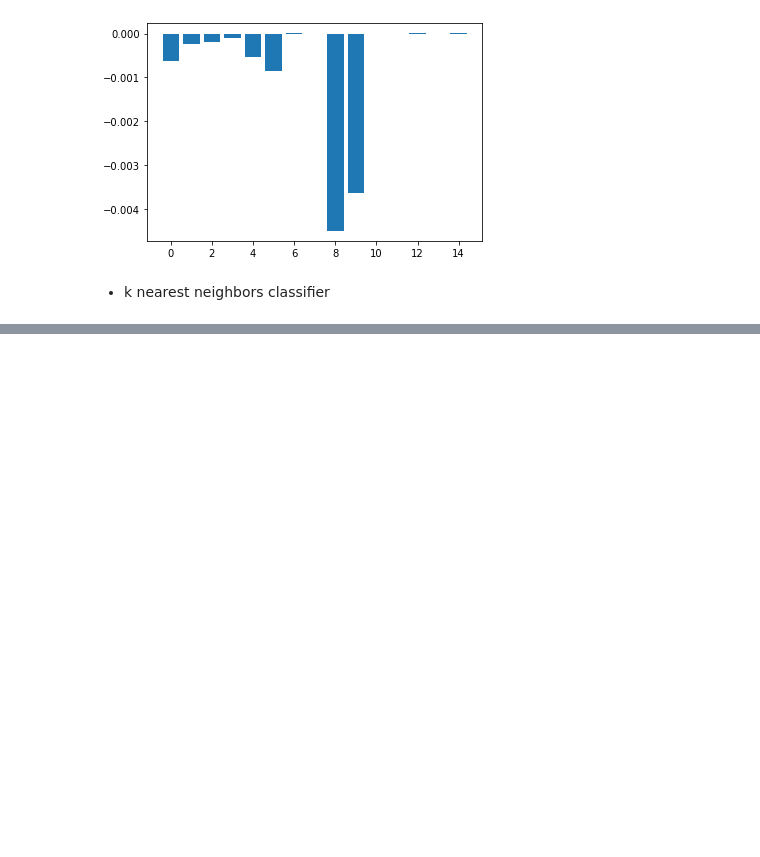
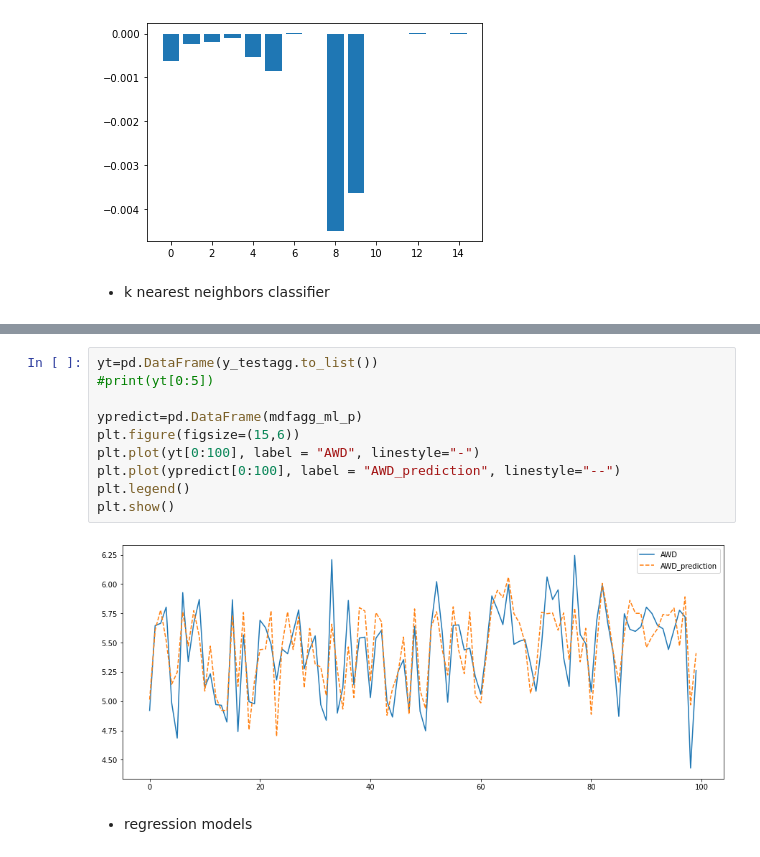
Before and after one commit to AyersAuthentic/dva_data_viz, a Jupyter notebook: models/Project_work.ipynb, the cells around one changed output, grey strips where cells are left out. Drawn from its saved outputs; the diff is of its cells as text; blank space fills up the shorter version.

```diff
--- a/models/Project_work.ipynb
+++ b/models/Project_work.ipynb
@@ -549,0 +688,14 @@ LR MAE =  0.21337657849705013
+# %%
+yt=pd.DataFrame(y_testagg.to_list())
+#print(yt[0:5])
+
+ypredict=pd.DataFrame(mdfagg_ml_p)
+plt.figure(figsize=(15,6))
+plt.plot(yt[0:100], label = "AWD", linestyle="-")
+plt.plot(ypredict[0:100], label = "AWD_prediction", linestyle="--")
+plt.legend()
+plt.show()
+# %% [output]
+[figure, added]
+# %% [markdown]
+* regression models
```
Also changed, not shown: parts of 26 cells of this notebook.
